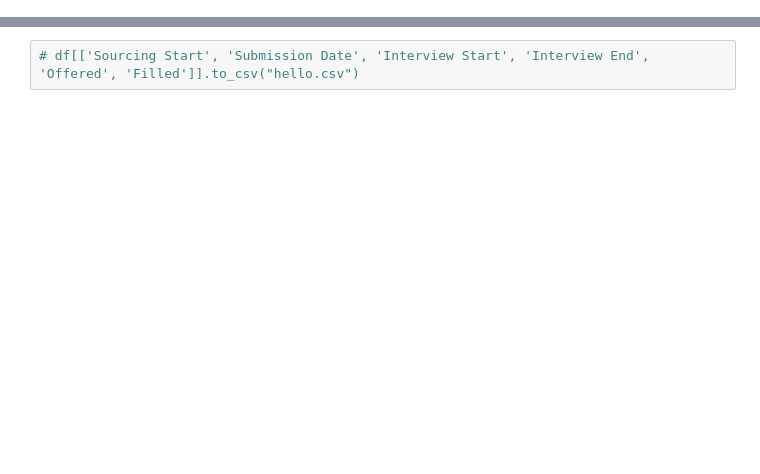
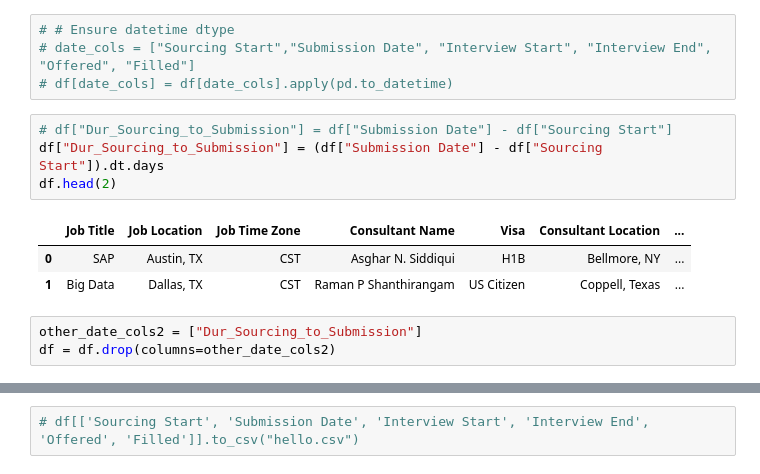
Before and after one commit to pramudithamendis/25-26J-087, a Jupyter notebook: notebooks/pramuditha/hiring duration/hiring_duration_analysis.ipynb, the cells around one changed output, grey strips where cells are left out. Drawn from its saved outputs; the diff is of its cells as text; blank space fills up the shorter version.

Commit message:
other

```diff
--- a/notebooks/pramuditha/hiring duration/hiring_duration_analysis.ipynb
+++ b/notebooks/pramuditha/hiring duration/hiring_duration_analysis.ipynb
@@ -208,0 +343,15 @@ Salary Analysis per Job Title:
+# %%
+# # Ensure datetime dtype
+# date_cols = ["Sourcing Start","Submission Date", "Interview Start", "Interview End", "Offered", "Filled"]
+# df[date_cols] = df[date_cols].apply(pd.to_datetime)
+# %%
+# df["Dur_Sourcing_to_Submission"] = df["Submission Date"] - df["Sourcing Start"]
+df["Dur_Sourcing_to_Submission"] = (df["Submission Date"] - df["Sourcing Start"]).dt.days
+df.head(2)
+# %% [output]
+|  | Job Title | Job Location | Job Time Zone | Consultant Name | Visa | Consultant Location | ... |
+| 0 | SAP | Austin, TX | CST | Asghar N. Siddiqui | H1B | Bellmore, NY | ... |
+| 1 | Big Data | Dallas, TX | CST | Raman P Shanthirangam | US Citizen | Coppell, Texas | ... |
+# %%
+other_date_cols2 = ["Dur_Sourcing_to_Submission"]
+df = df.drop(columns=other_date_cols2)
```
Also changed, not shown: parts of 57 cells of this notebook, 2 other files.
